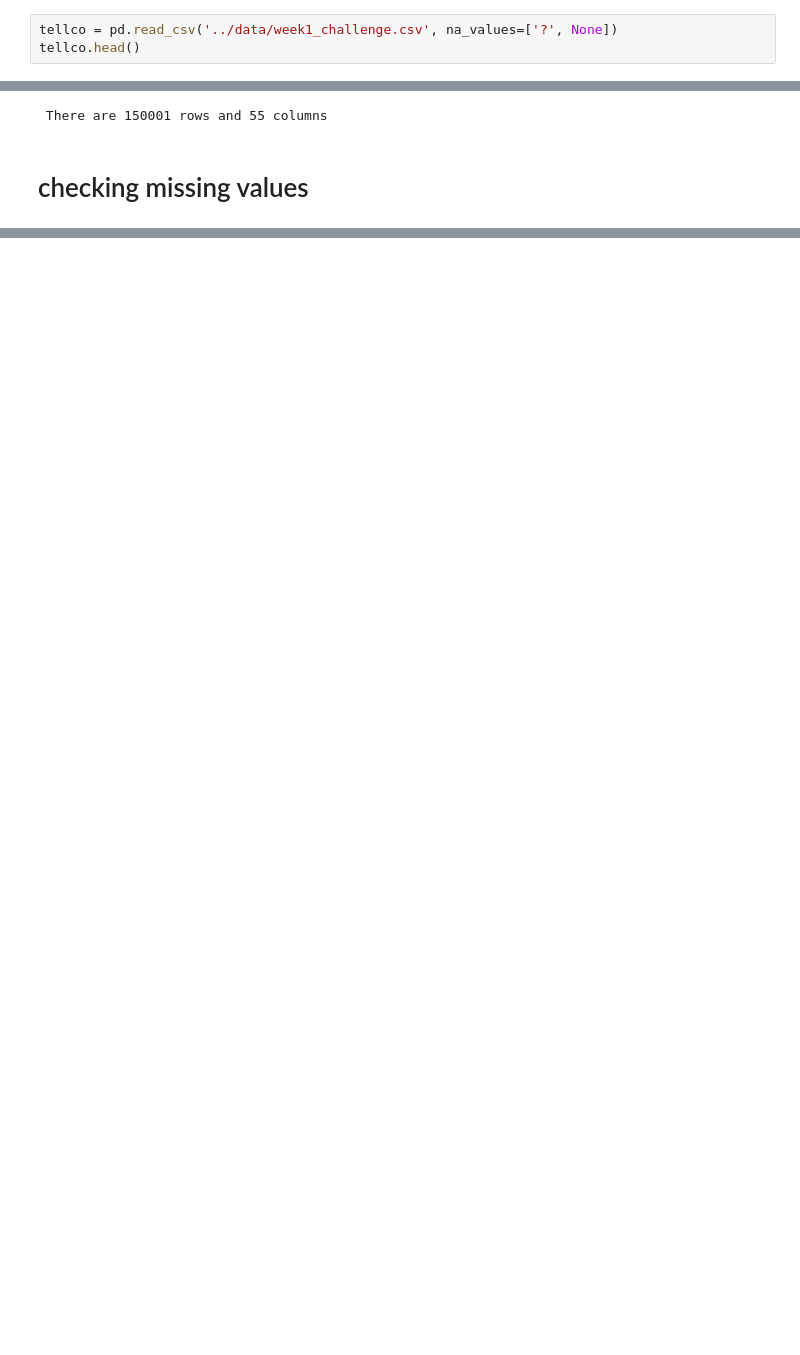
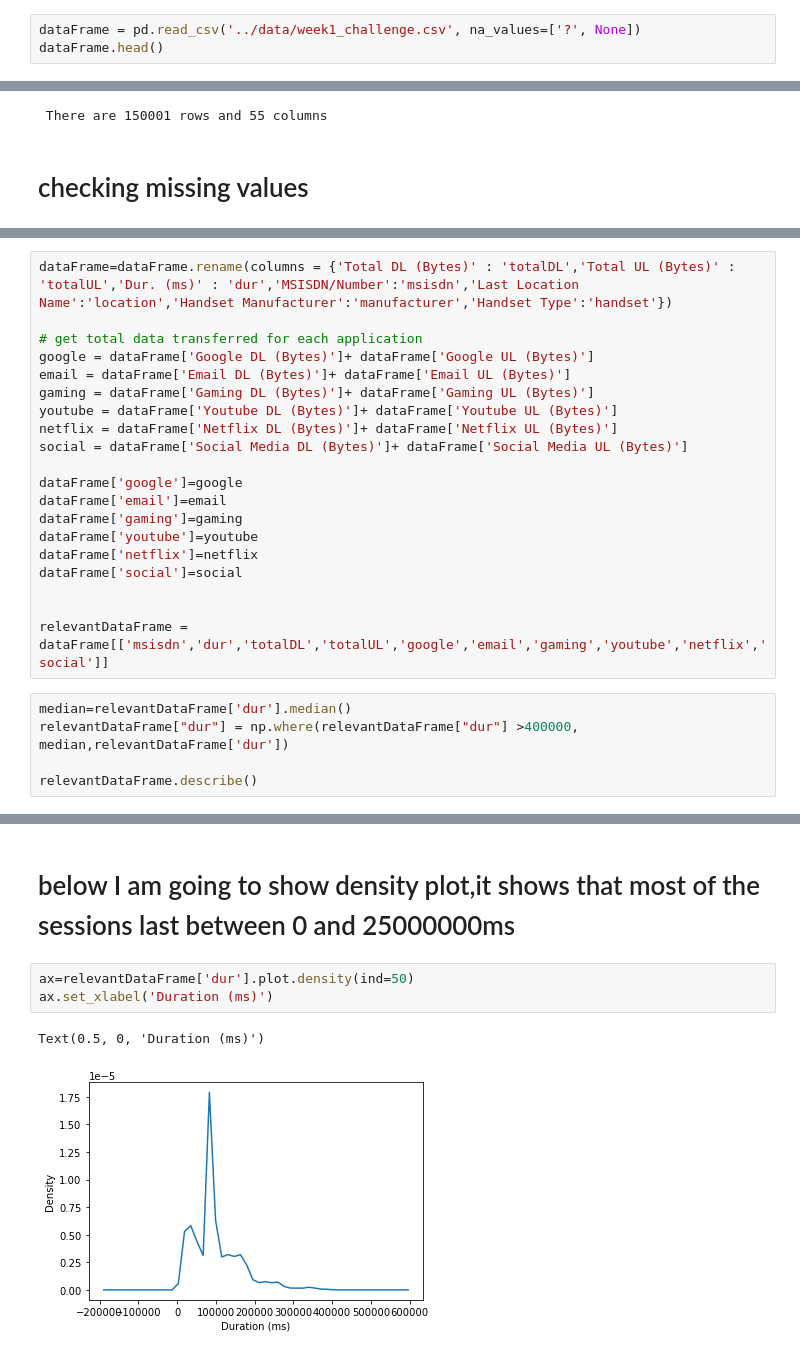
Before and after one commit to abreham-g/Telecom-Data-Analysis, a Jupyter notebook: notebook/task1-2.ipynb, the cells around one changed output, grey strips where cells are left out. Cells and saved outputs as stored; diff of their text form; blank space fills up the shorter version.

```diff
--- a/notebook/task1-2.ipynb
+++ b/notebook/task1-2.ipynb
@@ -4,8 +4,8 @@ import numpy as np
 import seaborn as sns
 import matplotlib.pyplot as plt
 # %%
-tellco = pd.read_csv('../data/week1_challenge.csv', na_values=['?', None])
-tellco.head()
+dataFrame = pd.read_csv('../data/week1_challenge.csv', na_values=['?', None])
+dataFrame.head()
 # %% [output]
 |  | Bearer Id | Start | Start ms | End | End ms | Dur. (ms) | IMSI | MSISDN/Number | IMEI | ... |
 | 0 | 1.311448e+19 | 4/4/2019 12:01 | 770.0 | 4/25/2019 14:35 | 662.0 | 1823652.0 | 2.082014e+14 | 3.366496e+10 | 3.552121e+13 | ... |
@@ -97,0 +131,25 @@ df_clean = db.drop(['weight', 'payer_code', 'medical_specialty', 'max_glu_serum'
+# %%
+dataFrame=dataFrame.rename(columns = {'Total DL (Bytes)' : 'totalDL','Total UL (Bytes)' : 'totalUL','Dur. (ms)' : 'dur','MSISDN/Number':'msisdn','Last Location Name':'location','Handset Manufacturer':'manufacturer','Handset Type':'handset'})
+
+# get total data transferred for each application
+google = dataFrame['Google DL (Bytes)']+ dataFrame['Google UL (Bytes)']
+email = dataFrame['Email DL (Bytes)']+ dataFrame['Email UL (Bytes)']
+gaming = dataFrame['Gaming DL (Bytes)']+ dataFrame['Gaming UL (Bytes)']
+youtube = dataFrame['Youtube DL (Bytes)']+ dataFrame['Youtube UL (Bytes)']
+netflix = dataFrame['Netflix DL (Bytes)']+ dataFrame['Netflix UL (Bytes)']
+social = dataFrame['Social Media DL (Bytes)']+ dataFrame['Social Media UL (Bytes)']
+
+dataFrame['google']=google
+dataFrame['email']=email
+dataFrame['gaming']=gaming
+dataFrame['youtube']=youtube
+dataFrame['netflix']=netflix
+dataFrame['social']=social
+
+
+relevantDataFrame = dataFrame[['msisdn','dur','totalDL','totalUL','google','email','gaming','youtube','netflix','social']]
+# %%
+median=relevantDataFrame['dur'].median()
+relevantDataFrame["dur"] = np.where(relevantDataFrame["dur"] >400000, median,relevantDataFrame['dur'])
+
+relevantDataFrame.describe()
@@ -97,0 +176,8 @@ df_clean = db.drop(['weight', 'payer_code', 'medical_specialty', 'max_glu_serum'
+# %% [markdown]
+# below I am going to show density plot,it shows that most of the sessions      last between 0 and 25000000ms
+# %%
+ax=relevantDataFrame['dur'].plot.density(ind=50)
+ax.set_xlabel('Duration (ms)')
+# %% [output]
+Text(0.5, 0, 'Duration (ms)')
+[figure, added]
```
Also changed, not shown: parts of 22 cells of this notebook.
